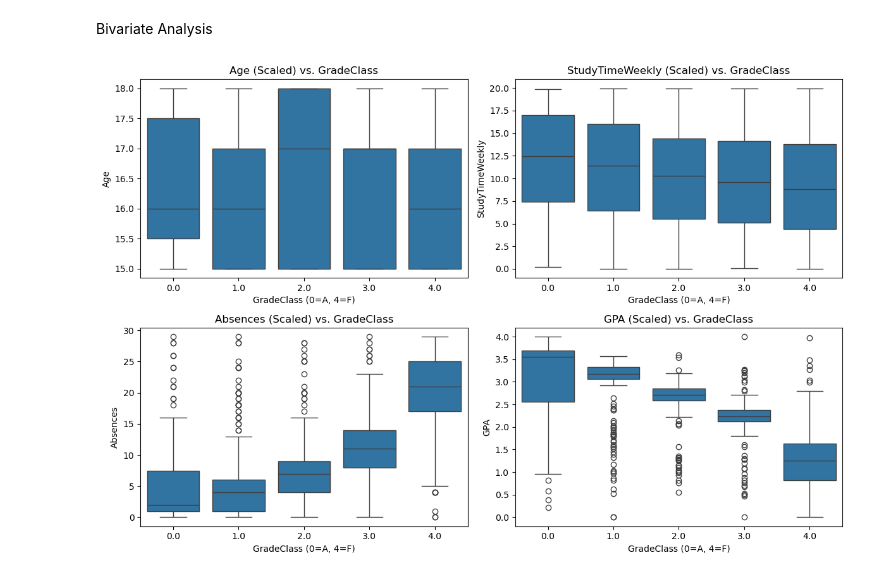
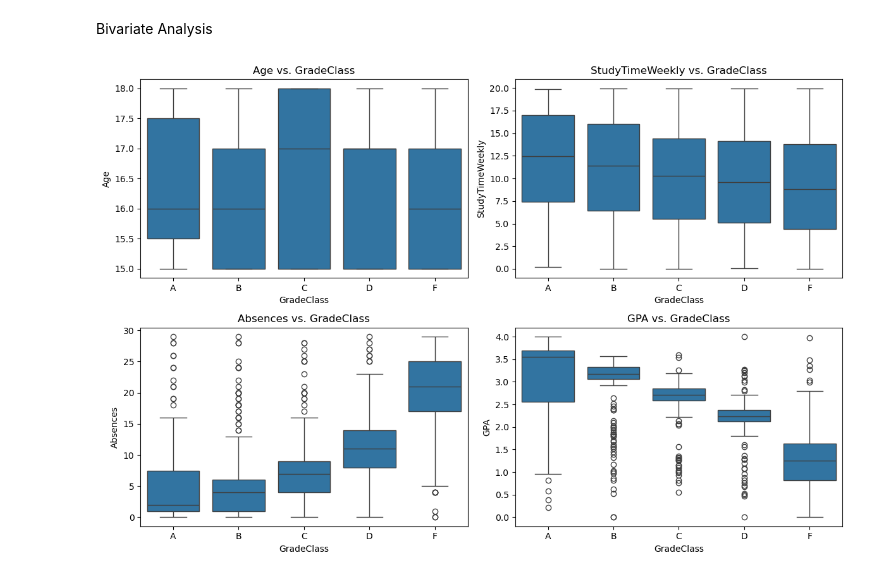
Before and after one commit to TarinaSnyman/TestWebbAppMLG, a Jupyter notebook: Notebook/import.ipynb, the cells around one changed output. Drawn from its saved outputs; the diff is of its cells as text; code cells hidden in the pictures.

```diff
--- a/Notebook/import.ipynb
+++ b/Notebook/import.ipynb
@@ -77,0 +99,32 @@ plt.show()
+# %%
+#categorical
+n_rows_cat = (len(categorical_features) + n_cols - 1) // n_cols  # Ceiling division: 10 / 3 = 4 rows
+fig, axes = plt.subplots(n_rows_cat, n_cols, figsize=(15, 5 * n_rows_cat))
+axes = axes.flatten()
+
+# count plots for categorical features
+for idx, feature in enumerate(categorical_features):
+    if feature == 'ParentalEducation': # set the order for specific features
+        order = parental_education_order
+    elif feature == 'ParentalSupport':
+        order = parental_support_order
+    elif feature == 'GradeClass':
+        order = grade_class_order
+    else:
+        order = None  # Default order for other features
+
+    sns.countplot(x=feature, data=df, ax=axes[idx], order=order)
+    axes[idx].set_title(f'Histogram of {feature}')
+    axes[idx].set_xlabel(feature)
+    axes[idx].set_ylabel('Count')
+    axes[idx].tick_params(axis='x', rotation=45)
+
+# Remove empty subplots
+for i in range(len(categorical_features), len(axes)):
+    fig.delaxes(axes[i])
+
+# Adjust layout and save
+plt.tight_layout()
+# plt.savefig('categorical_histograms.png', dpi=300, bbox_inches='tight') # saves pic used for report
+plt.show()
+plt.close()
@@ -78,15 +133,17 @@ plt.show()
 # %% [markdown]
 Bivariate Analysis
 # %%
+#numerical
 #displays boxplots comparing the gradclass to the other features
 fig, axes = plt.subplots(2, 2, figsize=(12, 8))
 axes = axes.flatten()
 for idx, feature in enumerate(numerical_features):
-    sns.boxplot(x='GradeClass', y=feature, data=df, ax=axes[idx])
-    axes[idx].set_title(f'{feature} (Scaled) vs. GradeClass')
-    axes[idx].set_xlabel('GradeClass (0=A, 4=F)')
+    sns.boxplot(x='GradeClass', y=feature, data=df, ax=axes[idx], order=grade_class_order)
+    axes[idx].set_title(f'{feature} vs. GradeClass')
+    axes[idx].set_xlabel('GradeClass')
     axes[idx].set_ylabel(feature)
 plt.tight_layout()
 plt.show()
+plt.close()
 # %% [output]
-[figure, old version]
+[figure, new version]
```
Also changed, not shown: parts of 14 cells of this notebook, 1 other file.
